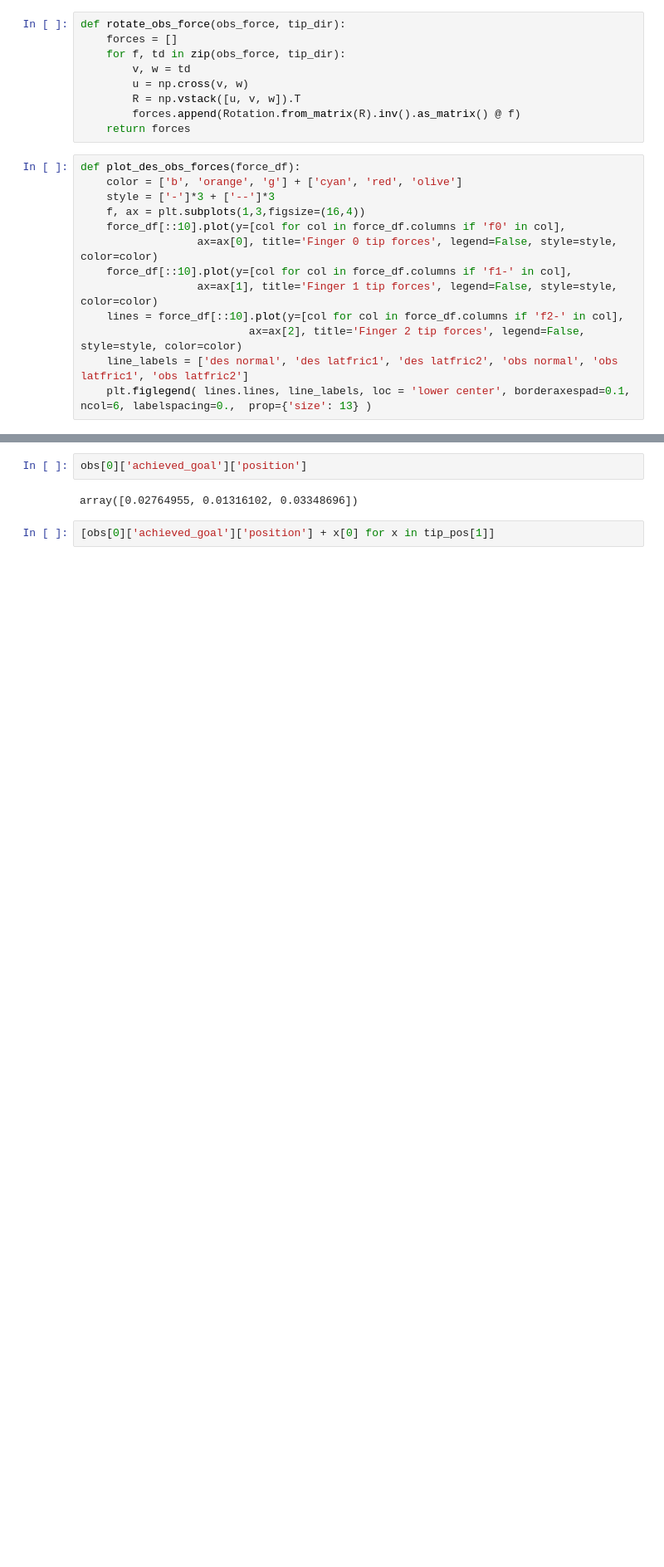
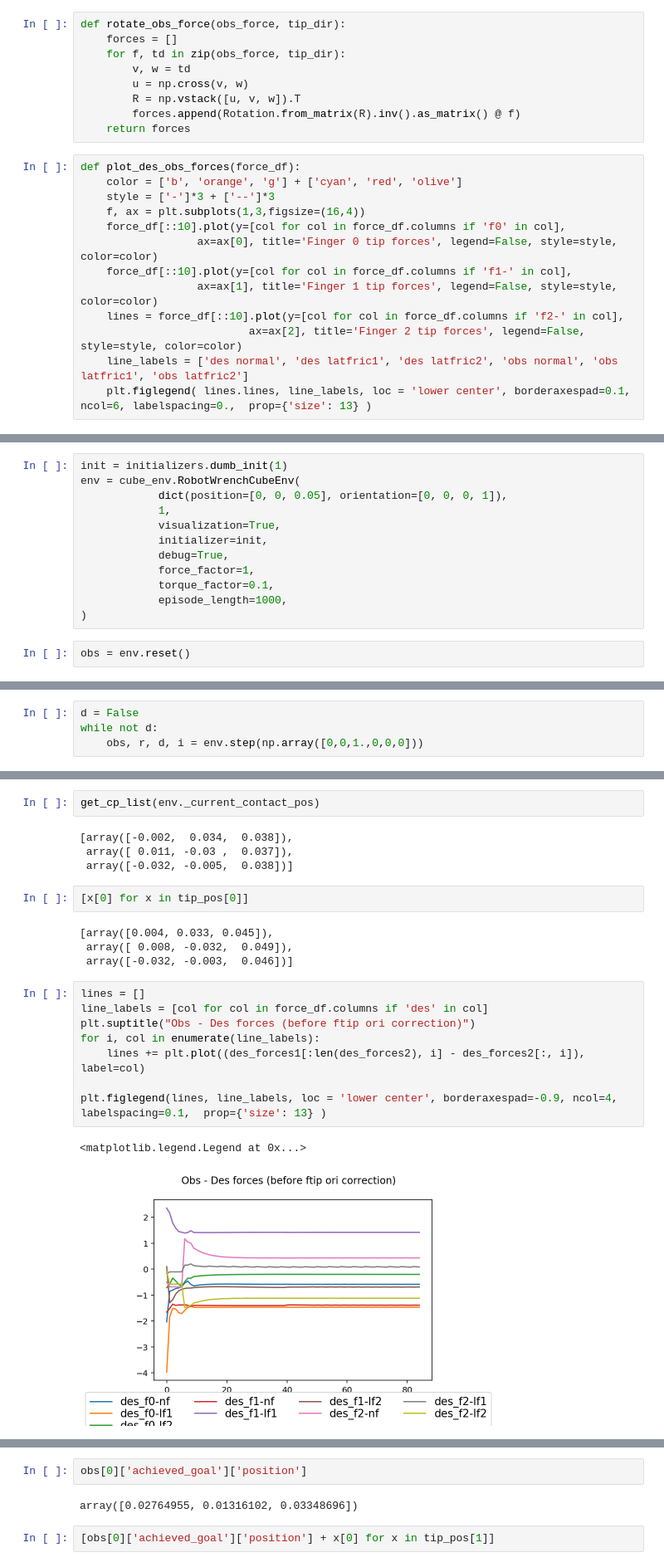
Before and after one commit to krishpop/benchmark-rrc, a Jupyter notebook: notebooks/visualization.ipynb, the cells around one changed output, grey strips where cells are left out. Shown at 83% size. Cells and saved outputs as stored; diff of their text form; blank space fills up the shorter version.

```diff
--- a/notebooks/visualization.ipynb
+++ b/notebooks/visualization.ipynb
@@ -85,0 +129,14 @@ obs, force_df, tip_pos = load_obs_des_forces(output_dir, return_pos=True)
+# %%
+init = initializers.dumb_init(1)
+env = cube_env.RobotWrenchCubeEnv(
+            dict(position=[0, 0, 0.05], orientation=[0, 0, 0, 1]),
+            1,
+            visualization=True,
+            initializer=init,
+            debug=True,
+            force_factor=1,
+            torque_factor=0.1,
+            episode_length=1000,
+)
+# %%
+obs = env.reset()
@@ -85,0 +157,4 @@ obs, force_df, tip_pos = load_obs_des_forces(output_dir, return_pos=True)
+# %%
+d = False
+while not d:
+    obs, r, d, i = env.step(np.array([0,0,1.,0,0,0]))
@@ -85,0 +283,23 @@ obs, force_df, tip_pos = load_obs_des_forces(output_dir, return_pos=True)
+# %%
+get_cp_list(env._current_contact_pos)
+# %% [output]
+[array([-0.002,  0.034,  0.038]),
+ array([ 0.011, -0.03 ,  0.037]),
+ array([-0.032, -0.005,  0.038])]
+# %%
+[x[0] for x in tip_pos[0]]
+# %% [output]
+[array([0.004, 0.033, 0.045]),
+ array([ 0.008, -0.032,  0.049]),
+ array([-0.032, -0.003,  0.046])]
+# %%
+lines = []
+line_labels = [col for col in force_df.columns if 'des' in col]
+plt.suptitle("Obs - Des forces (before ftip ori correction)")
+for i, col in enumerate(line_labels):
+    lines += plt.plot((des_forces1[:len(des_forces2), i] - des_forces2[:, i]), label=col)
+
+plt.figlegend(lines, line_labels, loc = 'lower center', borderaxespad=-0.9, ncol=4, labelspacing=0.1,  prop={'size': 13} )
+# %% [output]
+<matplotlib.legend.Legend at 0x...>
+[figure, added]
```
Also changed, not shown: parts of 31 cells of this notebook, 5 other files.
